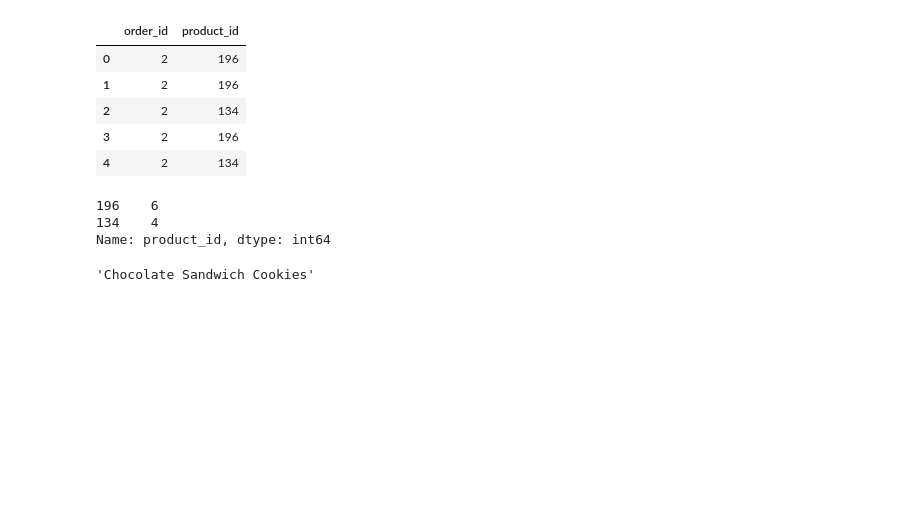
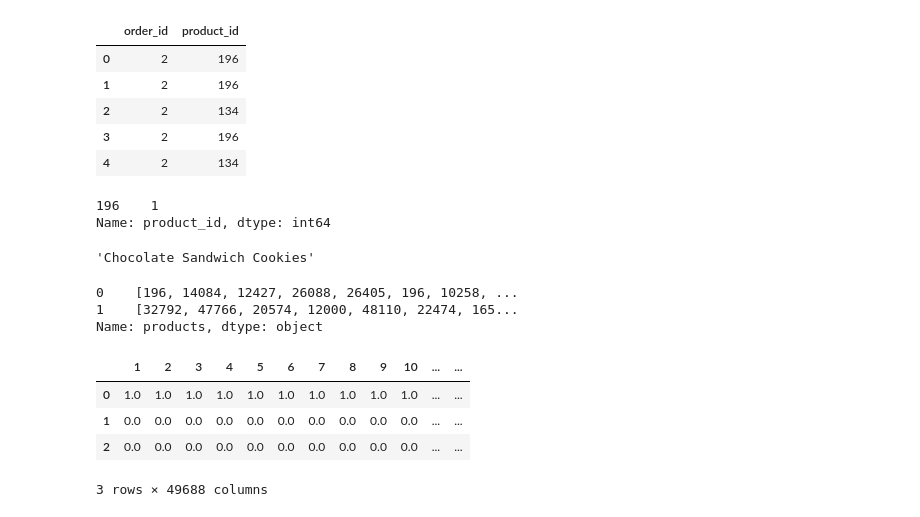
Before and after one commit to nakulcr7/recommender-system-instacart, a Jupyter notebook: src/cb.ipynb, the cells around one changed output. Saved outputs shown, nothing was run; the diff lists cells and outputs as text; code cells hidden in the pictures; blank space fills up the shorter version.

Commit message:
update tf-idf
reorganize the code block

```diff
--- a/src/cb.ipynb
+++ b/src/cb.ipynb
@@ -48,3 +62,9 @@ df_prior_user_products, df_product_frequency = make_prior_data()
+# %%
+### ------------------------> Necessary Block
+# Read pickle from the disk
+df_prior_user_products = pd.read_pickle("../dataframes/cb/cb_user_products.pkl")
+df_product_frequency = pd.read_pickle("../dataframes/cb/cb_product_frequency.pkl")
+df_product_frequency = pd.DataFrame(df_product_frequency).rename(columns={"product_id": "frequency"})
 # %%
 df_prior_user_products.head()
 # %% [output]
@@ -340,13 +336,30 @@ df2.head()
 | 4 | 2 | 134 |
 # %%
 df = pd.concat([df1, df2], ignore_index=True)
-# %%
-df['product_id'].value_counts()
-# %% [output]
-196    6
-134    4
-Name: product_id, dtype: int64
+# %%
+df2['product_id'][:1].value_counts(dropna=False)
+# %% [output]
+196    1
+Name: product_id, dtype: int64
 # %%
 df_products.iloc[0]['product_name']
 # %% [output]
 'Chocolate Sandwich Cookies'
+# %%
+
+df_prior_user_products[:2].products.apply(pd.value_counts, dropna=False).fillna(0)
+# %% [output]
+0    [196, 14084, 12427, 26088, 26405, 196, 10258, ...
+1    [32792, 47766, 20574, 12000, 48110, 22474, 165...
+Name: products, dtype: object
+# %%
+dummy_row = pd.DataFrame([[0, [i+1 for i in range(49688)]]], columns=['user_id','products'])
+temp = df_prior_user_products[:2]
+temp = pd.concat([dummy_row, temp], ignore_index=True)
+temp.products.apply(pd.value_counts, dropna=False).fillna(0)
+# %% [output]
+|  | 1 | 2 | 3 | 4 | 5 | 6 | 7 | 8 | 9 | 10 | ... | ... |
+| 0 | 1.0 | 1.0 | 1.0 | 1.0 | 1.0 | 1.0 | 1.0 | 1.0 | 1.0 | 1.0 | ... | ... |
+| 1 | 0.0 | 0.0 | 0.0 | 0.0 | 0.0 | 0.0 | 0.0 | 0.0 | 0.0 | 0.0 | ... | ... |
+| 2 | 0.0 | 0.0 | 0.0 | 0.0 | 0.0 | 0.0 | 0.0 | 0.0 | 0.0 | 0.0 | ... | ... |
+3 rows × 49688 columns
```
Also changed, not shown: parts of 38 cells of this notebook, 2 other files.
